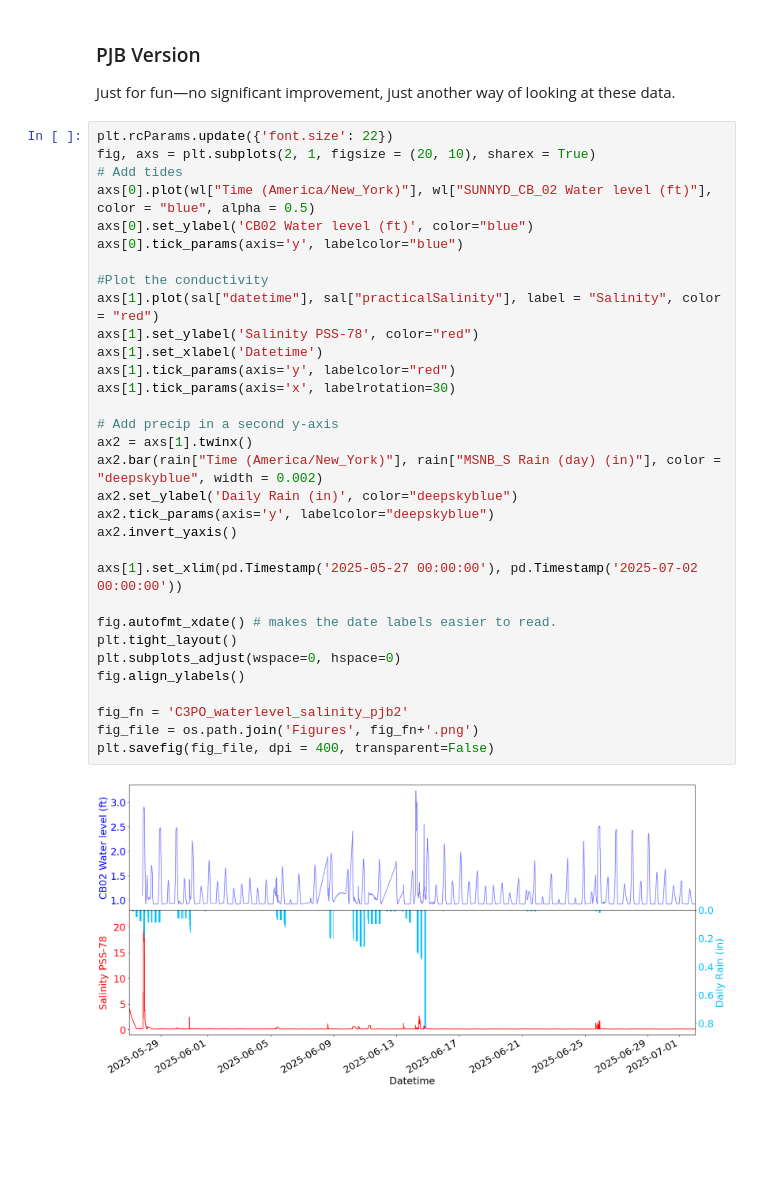
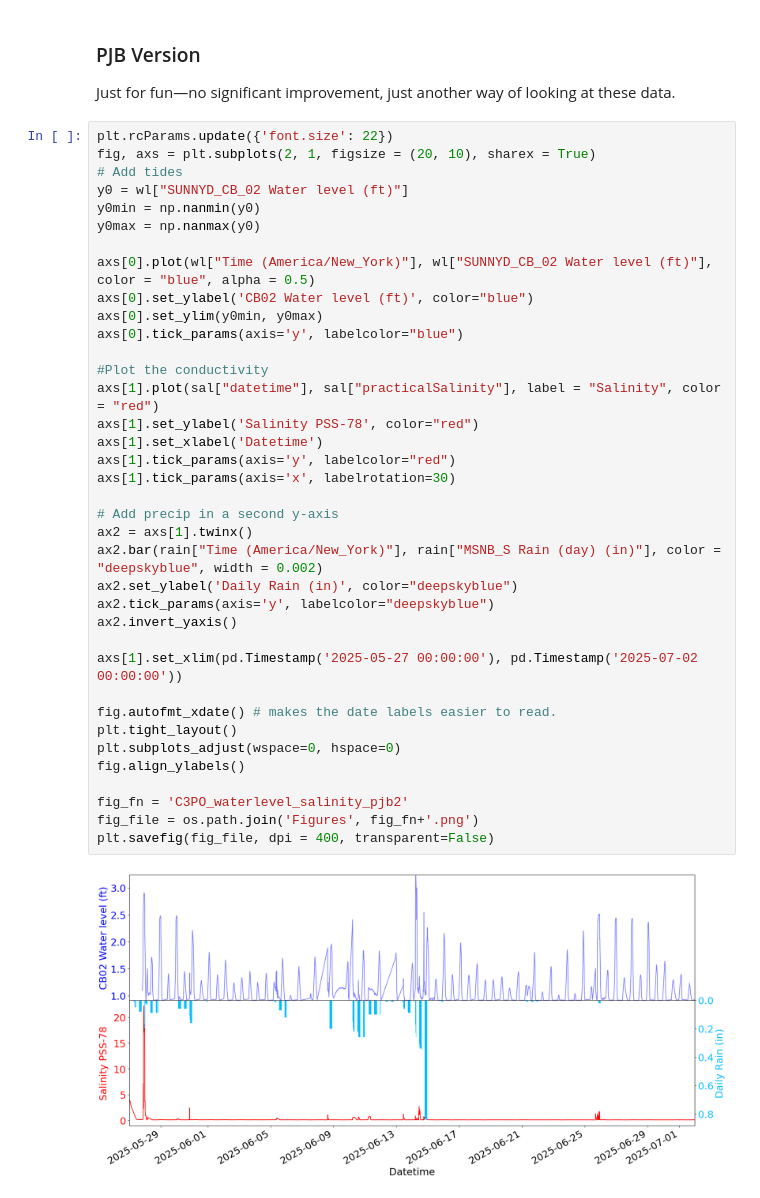
Before and after one commit to COAST-Lab/c3po, a Jupyter notebook: Data Analysis/C3PO_Plotting_pjb.ipynb, the cells around one changed output. Saved outputs shown, nothing was run; the diff lists cells and outputs as text; blank space fills up the shorter version.

```diff
--- a/Data Analysis/C3PO_Plotting_pjb.ipynb
+++ b/Data Analysis/C3PO_Plotting_pjb.ipynb
@@ -203,33 +203,38 @@ Just for fun—no significant improvement, just another way of looking at these
 plt.rcParams.update({'font.size': 22})
 fig, axs = plt.subplots(2, 1, figsize = (20, 10), sharex = True)
 # Add tides
+y0 = wl["SUNNYD_CB_02 Water level (ft)"]
+y0min = np.nanmin(y0)
+y0max = np.nanmax(y0)
+
 axs[0].plot(wl["Time (America/New_York)"], wl["SUNNYD_CB_02 Water level (ft)"], color = "blue", alpha = 0.5)
 axs[0].set_ylabel('CB02 Water level (ft)', color="blue")
+axs[0].set_ylim(y0min, y0max)
 axs[0].tick_params(axis='y', labelcolor="blue")
 
 #Plot the conductivity
 axs[1].plot(sal["datetime"], sal["practicalSalinity"], label = "Salinity", color = "red")
 axs[1].set_ylabel('Salinity PSS-78', color="red")
 axs[1].set_xlabel('Datetime')
 axs[1].tick_params(axis='y', labelcolor="red")
 axs[1].tick_params(axis='x', labelrotation=30)
 
 # Add precip in a second y-axis
 ax2 = axs[1].twinx()
 ax2.bar(rain["Time (America/New_York)"], rain["MSNB_S Rain (day) (in)"], color = "deepskyblue", width = 0.002)
 ax2.set_ylabel('Daily Rain (in)', color="deepskyblue")
 ax2.tick_params(axis='y', labelcolor="deepskyblue")
 ax2.invert_yaxis()
 
 axs[1].set_xlim(pd.Timestamp('2025-05-27 00:00:00'), pd.Timestamp('2025-07-02 00:00:00'))
 
 fig.autofmt_xdate() # makes the date labels easier to read.
 plt.tight_layout()
 plt.subplots_adjust(wspace=0, hspace=0)
 fig.align_ylabels()
 
 fig_fn = 'C3PO_waterlevel_salinity_pjb2'
 fig_file = os.path.join('Figures', fig_fn+'.png')
 plt.savefig(fig_file, dpi = 400, transparent=False)
 # %% [output]
-[figure, old version]
+[figure, new version]
```
Also changed, not shown: 1 other file.
